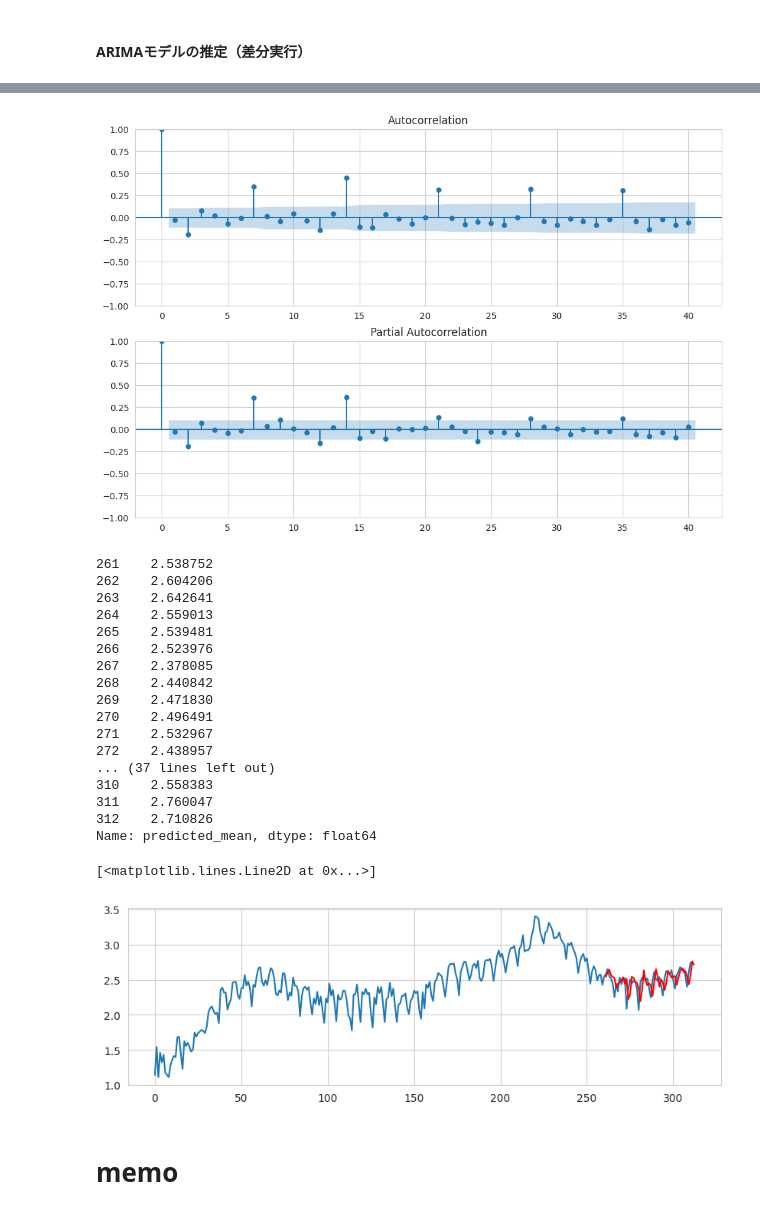
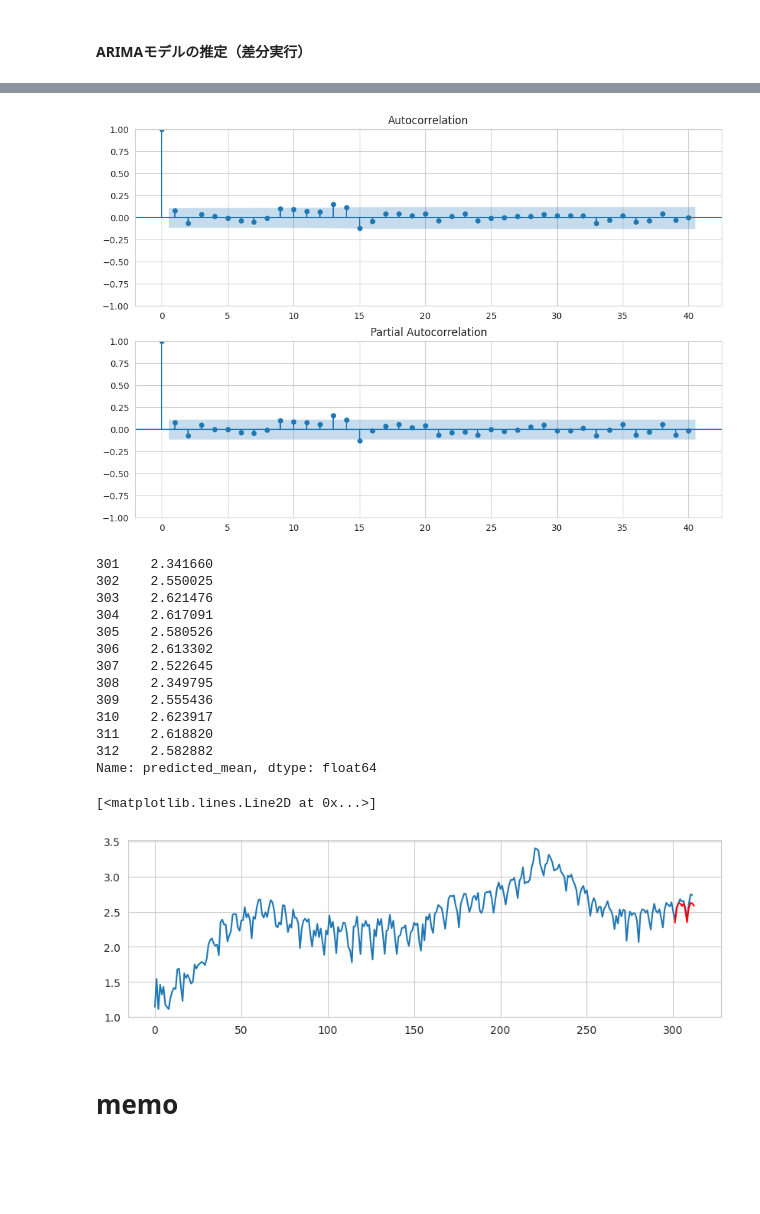
Before and after one commit to MDASH-shinshu/MDASH-T-DS, a Jupyter notebook: 4/4_data_analysis_colab.ipynb, the cells around one changed output, grey strips where cells are left out. Cells and saved outputs as stored; diff of their text form; code cells hidden in the pictures; blank space fills up the shorter version.

```diff
--- a/4/4_data_analysis_colab.ipynb
+++ b/4/4_data_analysis_colab.ipynb
@@ -659,7 +658,8 @@ import matplotlib.pyplot as plt
 import pandas as pd
 
 x = list(range(len(df)))
-ts = df['positive_log']
+ts_all = df['positive_log'] # データ全部
+ts = df['positive_log'].head(300) # 先頭から300日分を訓練データとして使用
 
 # 差分系列を生成
 diff = ts - ts.shift()
@@ -759,7 +809,8 @@ fig = sm.graphics.tsa.plot_pacf(resid, lags=40, ax=ax2)
 # %%
-# SARIMAモデルを「決め打ち」で推定する
-import statsmodels.api as sm
+# SARIMAモデル：自動ARMA推定の結果＆seasonal_pdq グリッドサーチの結果、ならびに既知情報 「s=7で決め打ち」でモデラーを構築する
+SARIMA_4_1_1_101 = sm.tsa.SARIMAX(ts, order=(4,1,1), seasonal_order=(1,0,1,7)).fit(method='bfgs', maxiter=300)
 
-SARIMA_3_1_2_111 = sm.tsa.SARIMAX(ts, order=(3,1,2), seasonal_order=(1,1,1,12)).fit(method='bfgs', maxiter=300)
-print(SARIMA_3_1_2_111.summary())
+# AIC基準での評価結果
+print(SARIMA_4_1_1_101.aic);
+#print(SARIMA_4_1_1_101.summary())
 # %% [output]
@@ -783,43 +823,40 @@ Warnings:
 # %%
 # 残差のチェック
-residSARIMA = SARIMA_3_1_2_111.resid
+residSARIMA = SARIMA_4_1_1_101.resid
 fig = plt.figure(figsize=(12,8))
 ax1 = fig.add_subplot(211)
 fig = sm.graphics.tsa.plot_acf(residSARIMA.values.squeeze(), lags=40, ax=ax1)
 ax2 = fig.add_subplot(212)
 fig = sm.graphics.tsa.plot_pacf(residSARIMA, lags=40, ax=ax2)
 # 7日間の周期性に関する残差は、ほぼ完全には除去できていることがわかる。
 # %% [output]
-[figure, old version]
+[figure, new version]
 # %%
-# 実験：261日から312日までを SARIMAモデルによって予測する
-pred = SARIMA_3_1_2_111.predict(261, 312)
+# 実験：301日から312日までを SARIMAモデルによって予測する
+pred = SARIMA_4_1_1_101.predict(301, 312)
 print(pred)
 # %% [output]
-261    2.538752
-262    2.604206
-263    2.642641
-264    2.559013
-265    2.539481
-266    2.523976
-267    2.378085
-268    2.440842
-269    2.471830
-270    2.496491
-271    2.532967
-272    2.438957
-... (37 lines left out)
-310    2.558383
-311    2.760047
-312    2.710826
+301    2.341660
+302    2.550025
+303    2.621476
+304    2.617091
+305    2.580526
+306    2.613302
+307    2.522645
+308    2.349795
+309    2.555436
+310    2.623917
+311    2.618820
+312    2.582882
 Name: predicted_mean, dtype: float64
 # %%
 # 実データと予測結果の図示
-plt.plot(ts)
-plt.plot(pred, "r")
-# 長期トレンド、中期トレンド、7日間周期性など、大変よく予測できていることがわかる！
+plt.plot(ts_all) # 全てのデータ（301日目以降は実データ）
+plt.plot(pred, "r") # 301日目以降の予測値
+
+# 7日間周期の部分は、うまく予測できている。中期的なアップトレンドの部分は要調整。
 # %% [output]
 [<matplotlib.lines.Line2D at 0x...>]
-[figure, old version]
+[figure, new version]
 # %% [markdown]
 # memo
```
Also changed, not shown: parts of 18 cells of this notebook.
